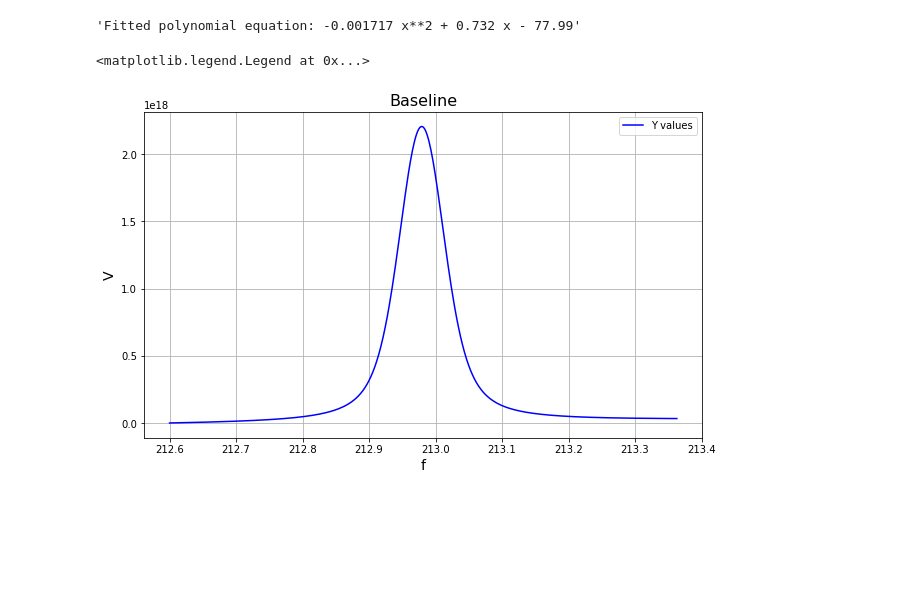
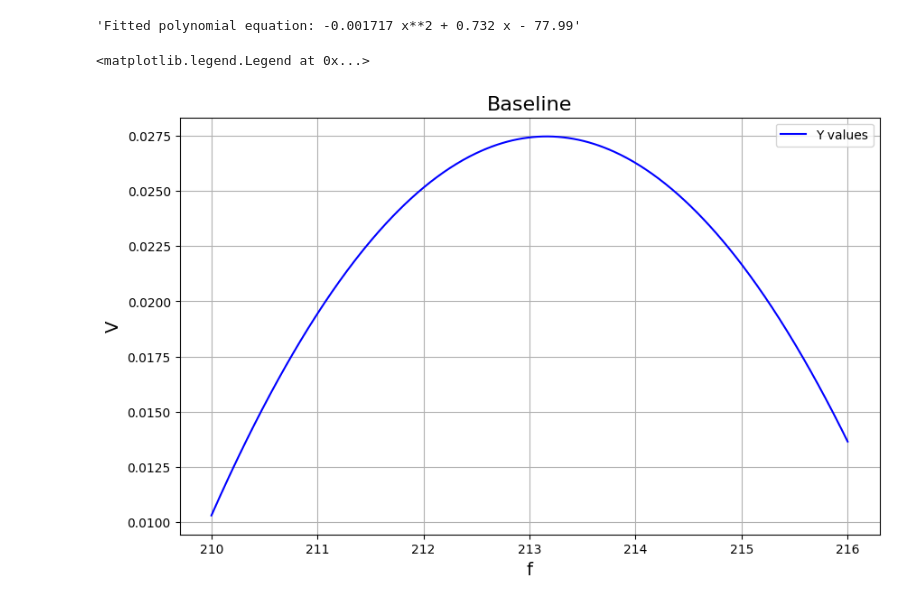
Before and after one commit to uva-spin/ANN-NMR, a Jupyter notebook: NM4_Fermilab/data/Data_Viewer.ipynb, the cells around one changed output. Cells and saved outputs as stored; diff of their text form; code cells hidden in the pictures; blank space fills up the shorter version.

```diff
--- a/NM4_Fermilab/data/Data_Viewer.ipynb
+++ b/NM4_Fermilab/data/Data_Viewer.ipynb
@@ -58,30 +58,31 @@ def FrequencyBound(f):
 
     return x_full_freq,  x_full_freq[0], x_full_freq[-1]
 # %%
-exp_fact = np.random.uniform(.1,1)
+exp_fact = np.random.uniform(.0001,.001)
 
 sig = 0.01 + np.random.uniform(-0.009, 0.1)
 gam = 0.01 + np.random.uniform(-0.009, 0.1)
 amp = .01 + np.random.uniform(-0.0019, 0.05)
 center = 213 + np.random.uniform(-.1, .1)
 
-x, lower_bound, upper_bound = FrequencyBound(212.6)
+# x, lower_bound, upper_bound = FrequencyBound(212.6)
+x = np.linspace(210,216,500)
 
 signal = Voigt(x, amp, sig, gam, center)
 
-baseline = -0.001717*x**2 + 0.732*x - 77.99 ## This is a fitted baseline equation
+baseline = (-0.001717*x**2 + 0.732*x - 77.99)## This is a fitted baseline equation
 
-combined_signal = (signal + baseline)*np.exp(exp_fact*x)
+combined_signal = signal + baseline
 
 offset = np.array([x - min(combined_signal) for x in combined_signal])
 # %%
 plt.figure(figsize=(10, 6))
-plt.plot(x, offset, linestyle='-', color='b', label='Y values')
+plt.plot(x, baseline, linestyle='-', color='b', label='Y values')
 plt.title('Baseline', fontsize=16)
 plt.xlabel('f', fontsize=14)
 plt.ylabel('V', fontsize=14)
 plt.grid(True)
 plt.legend()
 # %% [output]
 <matplotlib.legend.Legend at 0x...>
-[figure, old version]
+[figure, new version]
```
